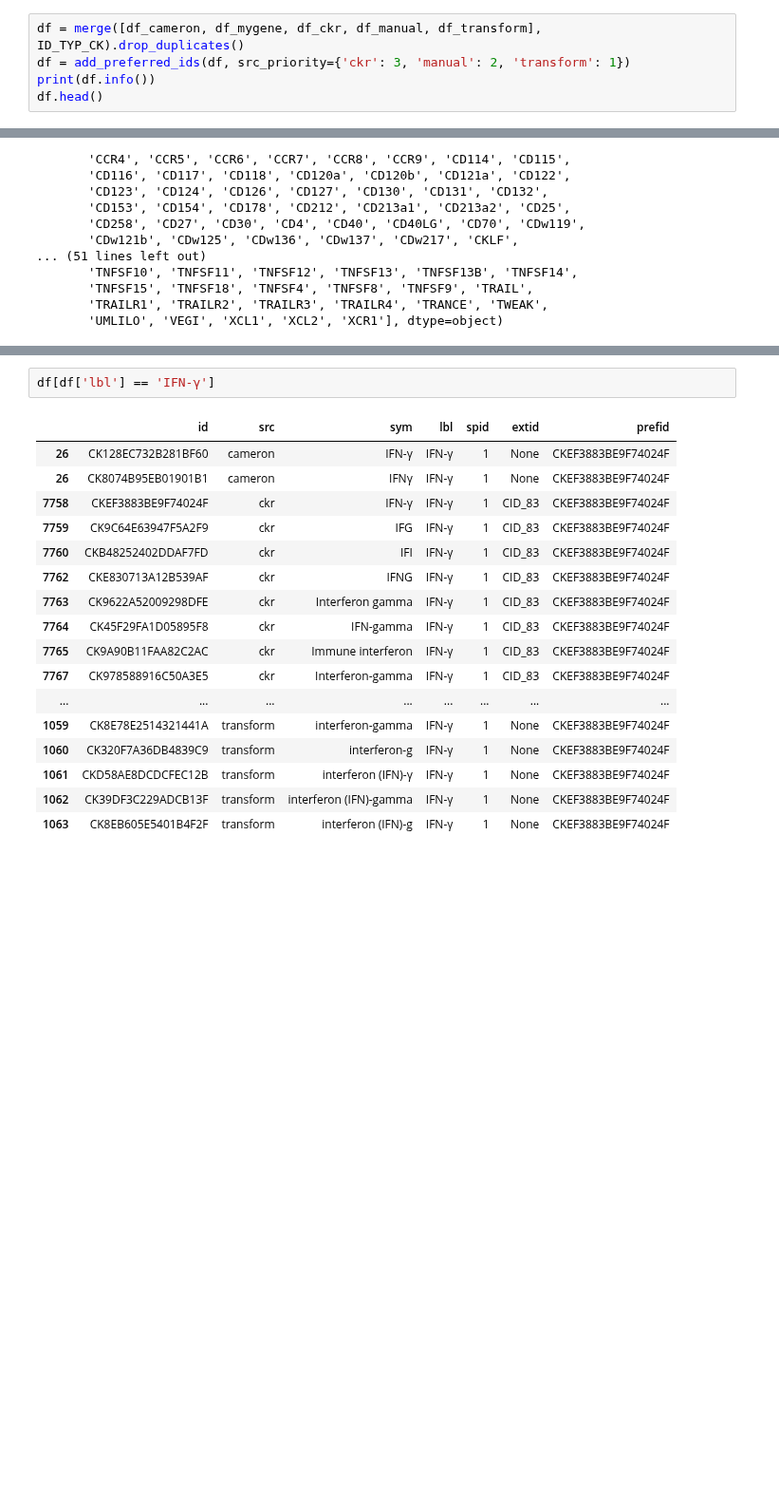
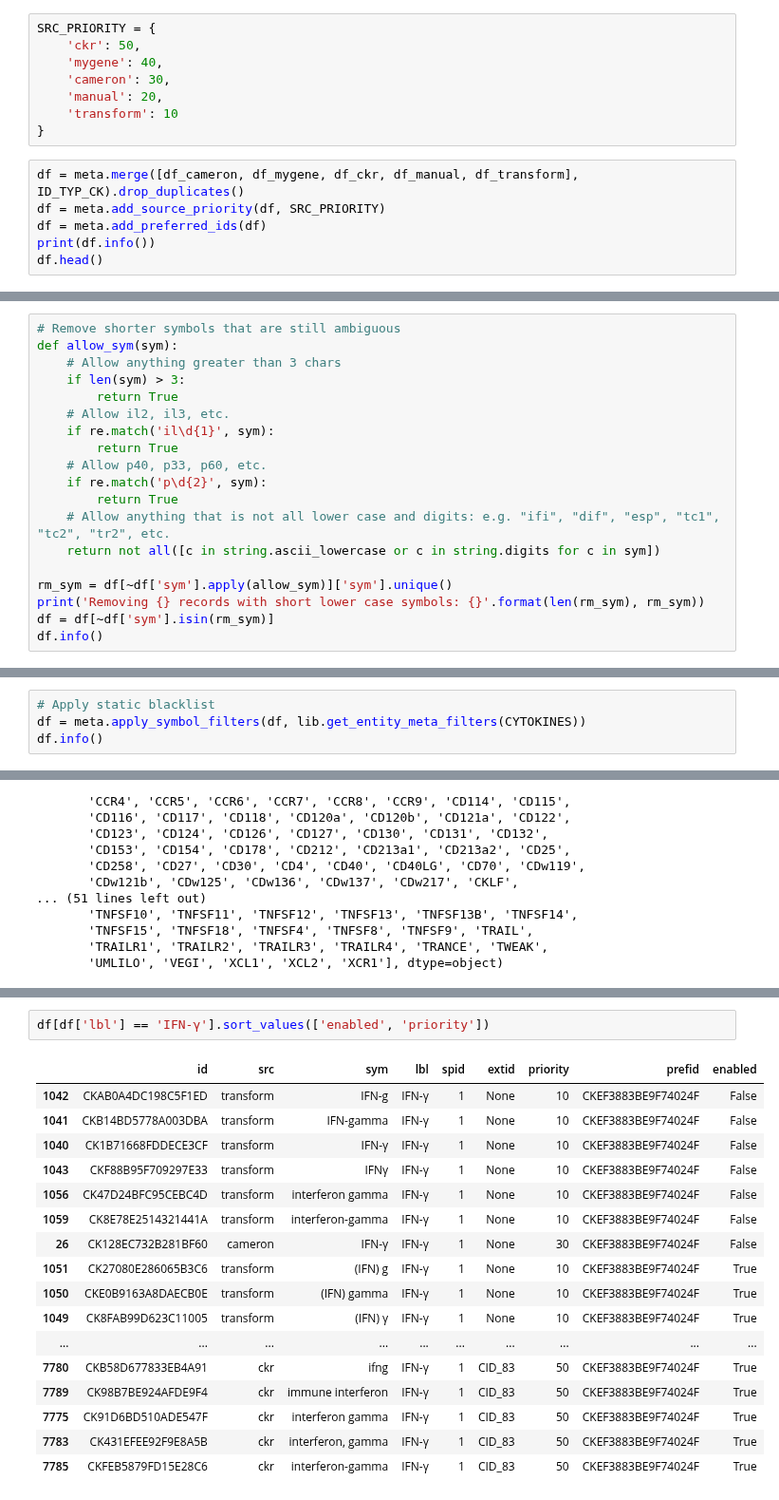
Before and after one commit to hammerlab/t-cell-relation-extraction, a Jupyter notebook: pipeline/03-meta-cytokines.ipynb, the cells around one changed output, grey strips where cells are left out. Shown at 95% size. Saved outputs shown, nothing was run; the diff lists cells and outputs as text; blank space fills up the shorter version.

```diff
--- a/pipeline/03-meta-cytokines.ipynb
+++ b/pipeline/03-meta-cytokines.ipynb
@@ -504,6 +509,15 @@ df_transform.head()
+# %%
+SRC_PRIORITY = {
+    'ckr': 50,
+    'mygene': 40,
+    'cameron': 30,
+    'manual': 20,
+    'transform': 10
+}
 # %%
-df = merge([df_cameron, df_mygene, df_ckr, df_manual, df_transform], ID_TYP_CK).drop_duplicates()
-df = add_preferred_ids(df, src_priority={'ckr': 3, 'manual': 2, 'transform': 1})
+df = meta.merge([df_cameron, df_mygene, df_ckr, df_manual, df_transform], ID_TYP_CK).drop_duplicates()
+df = meta.add_source_priority(df, SRC_PRIORITY)
+df = meta.add_preferred_ids(df)
 print(df.info())
 df.head()
 # %% [output]
@@ -547,0 +569,19 @@ memory usage: 538.9+ KB
+# %%
+# Remove shorter symbols that are still ambiguous
+def allow_sym(sym):
+    # Allow anything greater than 3 chars
+    if len(sym) > 3:
+        return True
+    # Allow il2, il3, etc.
+    if re.match('il\d{1}', sym):
+        return True
+    # Allow p40, p33, p60, etc.
+    if re.match('p\d{2}', sym):
+        return True
+    # Allow anything that is not all lower case and digits: e.g. "ifi", "dif", "esp", "tc1", "tc2", "tr2", etc.
+    return not all([c in string.ascii_lowercase or c in string.digits for c in sym])
+
+rm_sym = df[~df['sym'].apply(allow_sym)]['sym'].unique()
+print('Removing {} records with short lower case symbols: {}'.format(len(rm_sym), rm_sym))
+df = df[~df['sym'].isin(rm_sym)]
+df.info()
@@ -547,0 +609,4 @@ memory usage: 538.9+ KB
+# %%
+# Apply static blacklist
+df = meta.apply_symbol_filters(df, lib.get_entity_meta_filters(CYTOKINES))
+df.info()
@@ -575,23 +668,23 @@ manual        123
 cameron       111
 Name: src, dtype: int64
 # %%
-df[df['lbl'] == 'IFN-γ']
+df[df['lbl'] == 'IFN-γ'].sort_values(['enabled', 'priority'])
 # %% [output]
-|  | id | src | sym | lbl | spid | extid | prefid |
-| 26 | CK128EC732B281BF60 | cameron | IFN-γ | IFN-γ | 1 | None | CKEF3883BE9F74024F |
-| 26 | CK8074B95EB01901B1 | cameron | IFNγ | IFN-γ | 1 | None | CKEF3883BE9F74024F |
-| 7758 | CKEF3883BE9F74024F | ckr | IFN-γ | IFN-γ | 1 | CID_83 | CKEF3883BE9F74024F |
-| 7759 | CK9C64E63947F5A2F9 | ckr | IFG | IFN-γ | 1 | CID_83 | CKEF3883BE9F74024F |
-| 7760 | CKB48252402DDAF7FD | ckr | IFI | IFN-γ | 1 | CID_83 | CKEF3883BE9F74024F |
-| 7762 | CKE830713A12B539AF | ckr | IFNG | IFN-γ | 1 | CID_83 | CKEF3883BE9F74024F |
-| 7763 | CK9622A52009298DFE | ckr | Interferon gamma | IFN-γ | 1 | CID_83 | CKEF3883BE9F74024F |
-| 7764 | CK45F29FA1D05895F8 | ckr | IFN-gamma | IFN-γ | 1 | CID_83 | CKEF3883BE9F74024F |
-| 7765 | CK9A90B11FAA82C2AC | ckr | Immune interferon | IFN-γ | 1 | CID_83 | CKEF3883BE9F74024F |
-| 7767 | CK978588916C50A3E5 | ckr | Interferon-gamma | IFN-γ | 1 | CID_83 | CKEF3883BE9F74024F |
-| ... | ... | ... | ... | ... | ... | ... | ... |
-| 1059 | CK8E78E2514321441A | transform | interferon-gamma | IFN-γ | 1 | None | CKEF3883BE9F74024F |
-| 1060 | CK320F7A36DB4839C9 | transform | interferon-g | IFN-γ | 1 | None | CKEF3883BE9F74024F |
-| 1061 | CKD58AE8DCDCFEC12B | transform | interferon (IFN)-γ | IFN-γ | 1 | None | CKEF3883BE9F74024F |
-| 1062 | CK39DF3C229ADCB13F | transform | interferon (IFN)-gamma | IFN-γ | 1 | None | CKEF3883BE9F74024F |
-| 1063 | CK8EB605E5401B4F2F | transform | interferon (IFN)-g | IFN-γ | 1 | None | CKEF3883BE9F74024F |
+|  | id | src | sym | lbl | spid | extid | priority | prefid | enabled |
+| 1042 | CKAB0A4DC198C5F1ED | transform | IFN-g | IFN-γ | 1 | None | 10 | CKEF3883BE9F74024F | False |
+| 1041 | CKB14BD5778A003DBA | transform | IFN-gamma | IFN-γ | 1 | None | 10 | CKEF3883BE9F74024F | False |
+| 1040 | CK1B71668FDDECE3CF | transform | IFN-γ | IFN-γ | 1 | None | 10 | CKEF3883BE9F74024F | False |
+| 1043 | CKF88B95F709297E33 | transform | IFNγ | IFN-γ | 1 | None | 10 | CKEF3883BE9F74024F | False |
+| 1056 | CK47D24BFC95CEBC4D | transform | interferon gamma | IFN-γ | 1 | None | 10 | CKEF3883BE9F74024F | False |
+| 1059 | CK8E78E2514321441A | transform | interferon-gamma | IFN-γ | 1 | None | 10 | CKEF3883BE9F74024F | False |
+| 26 | CK128EC732B281BF60 | cameron | IFN-γ | IFN-γ | 1 | None | 30 | CKEF3883BE9F74024F | False |
+| 1051 | CK27080E286065B3C6 | transform | (IFN) g | IFN-γ | 1 | None | 10 | CKEF3883BE9F74024F | True |
+| 1050 | CKE0B9163A8DAECB0E | transform | (IFN) gamma | IFN-γ | 1 | None | 10 | CKEF3883BE9F74024F | True |
+| 1049 | CK8FAB99D623C11005 | transform | (IFN) γ | IFN-γ | 1 | None | 10 | CKEF3883BE9F74024F | True |
+| ... | ... | ... | ... | ... | ... | ... | ... | ... | ... |
+| 7780 | CKB58D677833EB4A91 | ckr | ifng | IFN-γ | 1 | CID_83 | 50 | CKEF3883BE9F74024F | True |
+| 7789 | CK98B7BE924AFDE9F4 | ckr | immune interferon | IFN-γ | 1 | CID_83 | 50 | CKEF3883BE9F74024F | True |
+| 7775 | CK91D6BD510ADE547F | ckr | interferon gamma | IFN-γ | 1 | CID_83 | 50 | CKEF3883BE9F74024F | True |
+| 7783 | CK431EFEE92F9E8A5B | ckr | interferon, gamma | IFN-γ | 1 | CID_83 | 50 | CKEF3883BE9F74024F | True |
+| 7785 | CKFEB5879FD15E28C6 | ckr | interferon-gamma | IFN-γ | 1 | CID_83 | 50 | CKEF3883BE9F74024F | True |
 # %% [markdown]
```
Also changed, not shown: parts of 20 cells of this notebook, 7 other files.
